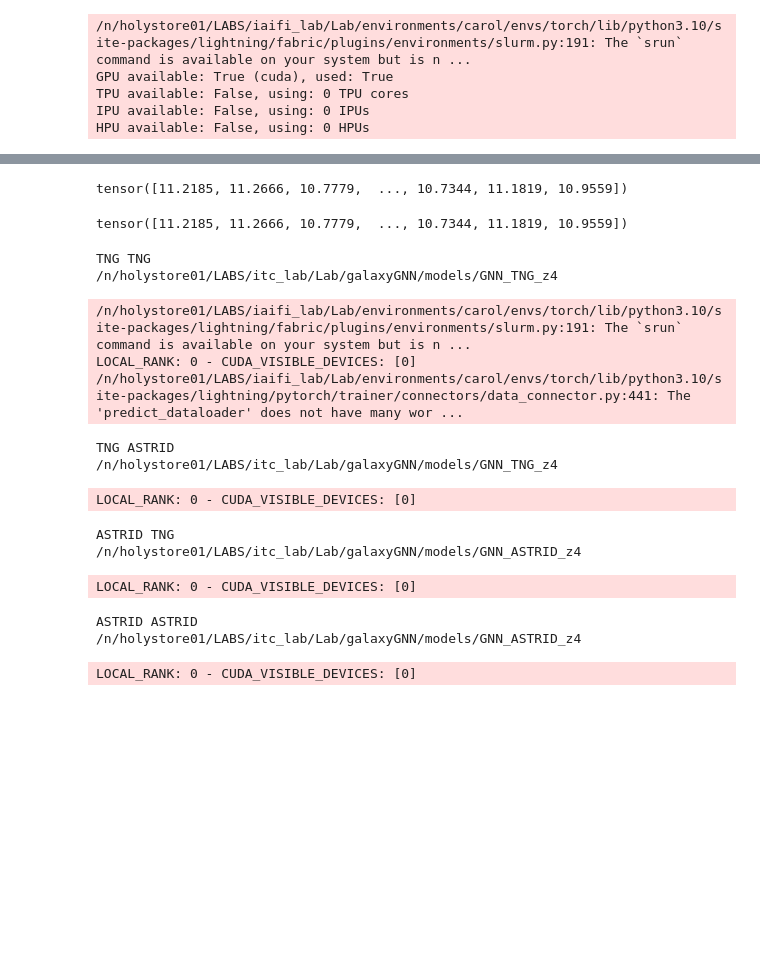
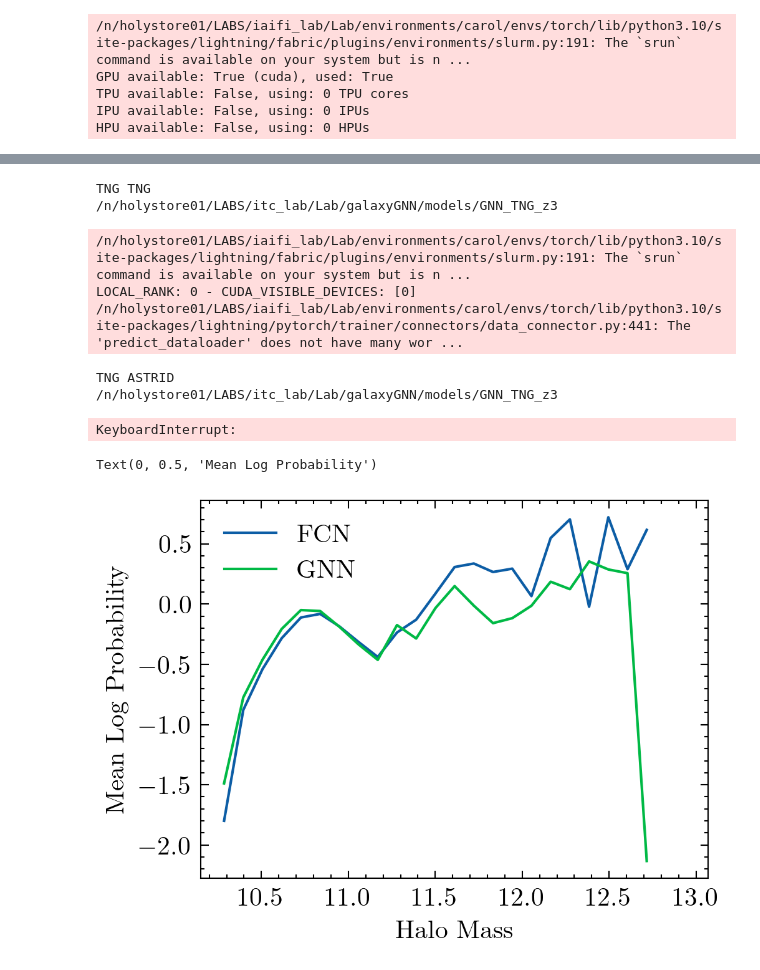
Before and after one commit to lenazami/HaloGNN, a Jupyter notebook: plots.ipynb, the cells around one changed output, grey strips where cells are left out. Cells and saved outputs as stored; diff of their text form; code cells hidden in the pictures; blank space fills up the shorter version.

```diff
--- a/plots.ipynb
+++ b/plots.ipynb
@@ -158,35 +152,23 @@ LOCAL_RANK: 0 - CUDA_VISIBLE_DEVICES: [0]
-# %%
-truths_gnn['TNG_TNG']
-# %% [output]
-tensor([11.2185, 11.2666, 10.7779,  ..., 10.7344, 11.1819, 10.9559])
-# %%
-truths['TNG_TNG']
-# %% [output]
-tensor([11.2185, 11.2666, 10.7779,  ..., 10.7344, 11.1819, 10.9559])
 # %%
+
 trained_on = ['TNG', 'ASTRID']
 tested_on = ['TNG', 'ASTRID']
 truths_gnn = {}
 predictions_gnn = {}
+log_probs_gnn = {}
 
 for train in trained_on:
     for  test in tested_on:
         print(train, test)
-        truths_gnn[f'{train}_{test}'], predictions_gnn[f'{train}_{test}'] = get_gnn_predictions(
+        truths_gnn[f'{train}_{test}'], predictions_gnn[f'{train}_{test}'], log_probs_gnn[f'{train}_{test}'] = get_gnn_predictions(
             train, test, z, observable_features_only=False,
         )
 # %% [output]
 TNG TNG
-/n/holystore01/LABS/itc_lab/Lab/galaxyGNN/models/GNN_TNG_z4
+/n/holystore01/LABS/itc_lab/Lab/galaxyGNN/models/GNN_TNG_z3
 /n/holystore01/LABS/iaifi_lab/Lab/environments/carol/envs/torch/lib/python3.10/site-packages/lightning/fabric/plugins/environments/slurm.py:191: The `srun` command is available on your system but is n ...
 LOCAL_RANK: 0 - CUDA_VISIBLE_DEVICES: [0]
 /n/holystore01/LABS/iaifi_lab/Lab/environments/carol/envs/torch/lib/python3.10/site-packages/lightning/pytorch/trainer/connectors/data_connector.py:441: The 'predict_dataloader' does not have many wor ...
 TNG ASTRID
-/n/holystore01/LABS/itc_lab/Lab/galaxyGNN/models/GNN_TNG_z4
+/n/holystore01/LABS/itc_lab/Lab/galaxyGNN/models/GNN_TNG_z3
-LOCAL_RANK: 0 - CUDA_VISIBLE_DEVICES: [0]
+KeyboardInterrupt:
-ASTRID TNG
-/n/holystore01/LABS/itc_lab/Lab/galaxyGNN/models/GNN_ASTRID_z4
-LOCAL_RANK: 0 - CUDA_VISIBLE_DEVICES: [0]
-ASTRID ASTRID
-/n/holystore01/LABS/itc_lab/Lab/galaxyGNN/models/GNN_ASTRID_z4
-LOCAL_RANK: 0 - CUDA_VISIBLE_DEVICES: [0]
@@ -193,3 +194,12 @@ LOCAL_RANK: 0 - CUDA_VISIBLE_DEVICES: [0]
+# %%
+plt.plot(bin_centers, mean_logprob, label='FCN')
+plt.plot(bin_centers, mean_logprob_gnn, label='GNN')
+plt.legend()
+plt.xlabel('Halo Mass')
+plt.ylabel('Mean Log Probability')
+# %% [output]
+Text(0, 0.5, 'Mean Log Probability')
+[figure, added]
 # %%
 
 truths_observable = {}
```
Also changed, not shown: parts of 21 cells of this notebook, 6 other files.
